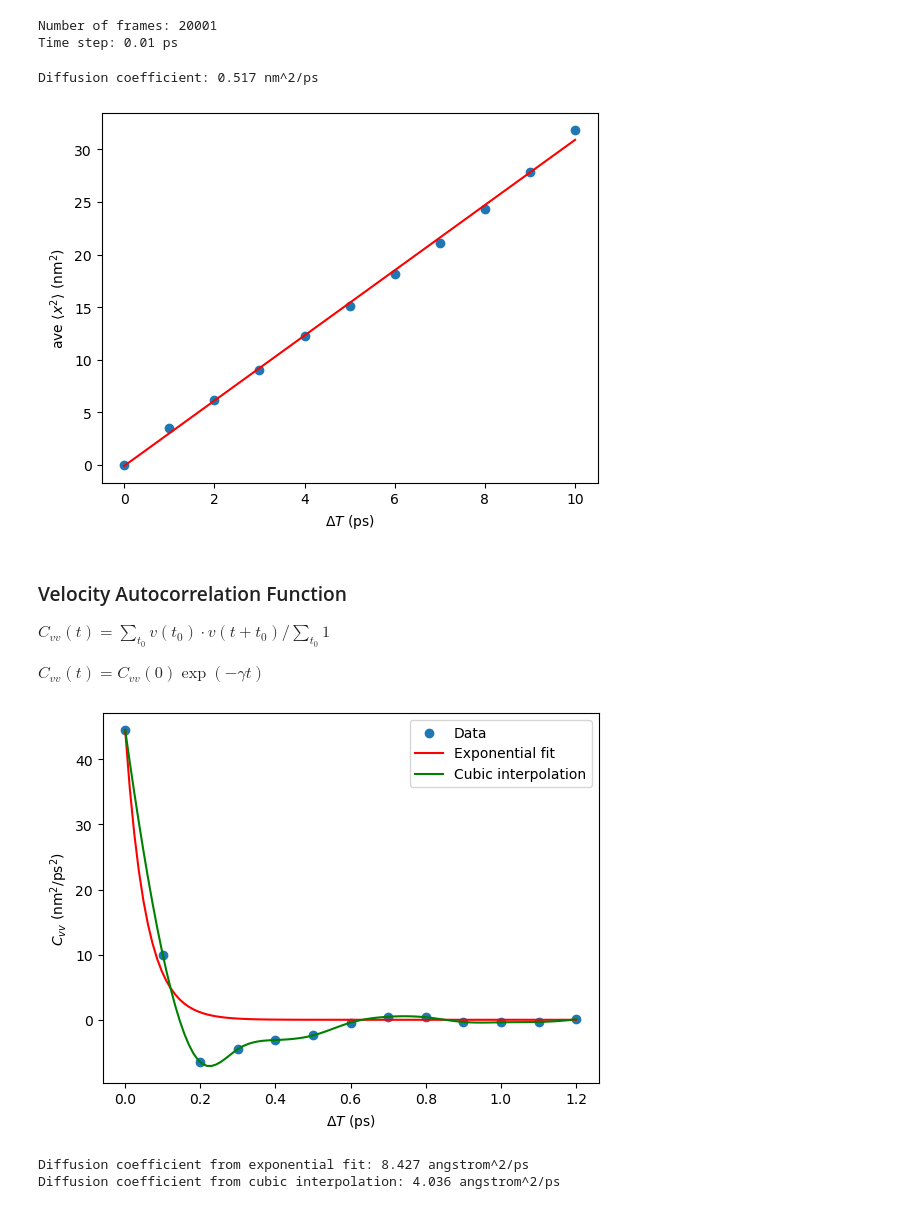
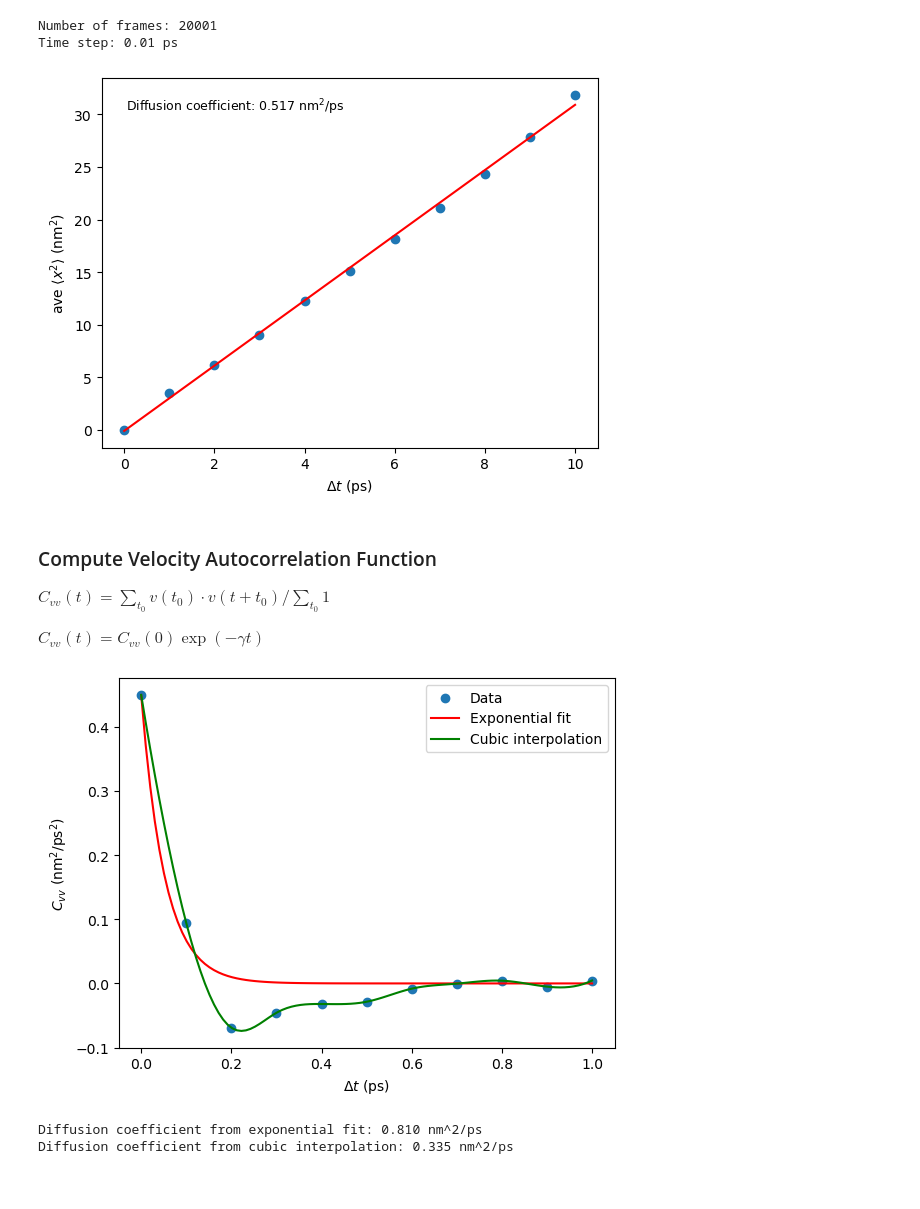
Before and after one commit to jhyang13/UWMadison_Chem864, a Jupyter notebook: project1/project1_nvt.ipynb, the cells around one changed output. Saved outputs shown, nothing was run; the diff lists cells and outputs as text; code cells hidden in the pictures.

```diff
--- a/project1/project1_nvt.ipynb
+++ b/project1/project1_nvt.ipynb
@@ -42,26 +43,23 @@ Number of frames: 20001
 Time step: 0.01 ps
 # %%
 # Position correction for periodic boundary conditions
+# Calculate half the dimensions of the simulation box for boundary checking
 half_box = boxs[0, :3] / 2
+
 # Calculate differences between successive positions
 differences = positions[1:] - positions[:-1]
+
 # Determine where the boundaries are crossed
 cross_lower_boundary = differences < -half_box
 cross_upper_boundary = differences > half_box
+
 # Apply correction factors for the boundary crossings
-position_correction = np.cumsum(
-    (cross_lower_boundary * boxs[1:, np.newaxis, :3]) -
-    (cross_upper_boundary * boxs[1:, np.newaxis, :3]),
-    axis=0
-)
+position_correction = np.cumsum((cross_lower_boundary * boxs[1:, np.newaxis, :3]) - (cross_upper_boundary * boxs[1:, np.newaxis, :3]), axis=0)
+
 # Correct the positions
 positions[1:] += position_correction
 
 # Check if all the positions are continuous (no jumps larger than half the box size)
-continuous_positions = (
-    (differences + position_correction) > -half_box
-).all() and (
-    (differences + position_correction) < half_box
-).all()
+continuous_positions = ((differences + position_correction) > -half_box).all() and ((differences + position_correction) < half_box).all()
 # %%
 # Create an array to store the average atomic weights for each atom in the simulation
@@ -87,7 +83,6 @@ T = np.arange(11)
 # Loop over each time interval in the range
 for t in T:
     # Calculate displacement from the starting point (t0) to the current time (t + t0)
-    # by subtracting initial positions from final positions
     dx_among_t0 = position_mol[round(t / dt):round((t0 + t) / dt)] - position_mol[:round(t0 / dt)]
 
     # Square the displacements and sum across all dimensions to get squared displacement
@@ -99,29 +94,32 @@ for t in T:
     # Store the mean squared displacement in the list
     dx2_bars.append(dx2_t0_aver)
 
+# Assuming T, dx2_bars are defined and populated with your data
+
 # Plot the mean squared displacements against time intervals
 plt.scatter(T, dx2_bars)
 
 # Perform linear regression on the mean squared displacements to find the slope and intercept
 slope, intercept, r_value, p_value, std_err = scipy.stats.linregress(T, dx2_bars)
 
+# Calculate the diffusion coefficient from the slope of the linear fit, dividing by 6 due to the Einstein relation
+D = slope / 6
+
 # Plot the linear fit
 plt.plot(T, T * slope + intercept, color='r')
 
 # Label the x-axis and y-axis
-plt.xlabel('$\Delta T$ (ps)')
+plt.xlabel('$\Delta t$ (ps)')
 plt.ylabel(r'ave $\langle x^2 \rangle$ (nm$^2$)')
 
-# Calculate the diffusion coefficient from the slope of the linear fit, dividing by 6 due to the Einstein relation
-D = slope / 6
+# Add the diffusion coefficient text to the plot
+plt.text(0.05, 0.95, f'Diffusion coefficient: {D:.3f} nm$^2$/ps', transform=plt.gca().transAxes, fontsize=9, verticalalignment='top')
 
-# Print the diffusion coefficient with 3 decimal places
-print(f'Diffusion coefficient: {D:.3f} nm^2/ps')
+plt.show()
 # %% [output]
-Diffusion coefficient: 0.517 nm^2/ps
-[figure, old version]
+[figure, new version]
 # %% [markdown]
-### Velocity Autocorrelation Function
+### Compute Velocity Autocorrelation Function
 
 $C_{vv}(t) = \sum_{t_0} v(t_0) \cdot v(t+t_0) / \sum_{t_0} 1$
 
@@ -131,13 +129,13 @@ $C_{vv}(t) = C_{vv}(0) \exp(-\gamma t)$
 velosity_mol = np.average(velosities, axis=1, weights=aver_weight)
 
 # Define the starting time point for correlation calculation
-t0 = 150
+t0 = 100
 
 # Initialize a list to store velocity autocorrelation values
 Cvs = []
 
 # Define a range of time intervals to compute correlations over
-T = np.arange(13) / 10
+T = np.arange(11)/10
 
 # Loop over each time interval
 for t in T:
@@ -145,7 +143,7 @@ for t in T:
     Cv_among_t0 = (velosity_mol[round(t / dt):round((t0 + t) / dt)] * velosity_mol[:round(t0 / dt)]).sum(axis=1)
 
     # Calculate the average velocity autocorrelation for the current time interval
-    Cv_t0_aver = Cv_among_t0.mean()
+    Cv_t0_aver = Cv_among_t0.mean() / 100
 
     # Store the average autocorrelation in the list
     Cvs.append(Cv_t0_aver)
@@ -157,45 +155,44 @@ plt.scatter(T, Cvs)
 def func(x, gamma):
     return Cvs[0] * np.exp(-gamma * x)
 
 # Fit the exponential function to the data to find the decay parameter
 popt, pcov = scipy.optimize.curve_fit(func, T, Cvs)
 
 # Generate a smooth range of time points for plotting the fit
 X = np.linspace(T[0], T[-1], 100)
 
 # Plot the exponential fit
 plt.plot(X, func(X, *popt), color='r')
 
 # Perform cubic interpolation of the autocorrelation data for a smoother curve
 Cvs_interp = scipy.interpolate.interp1d(T, Cvs, kind='cubic')
 
 # Plot the cubic interpolation
 plt.plot(X, Cvs_interp(X), color='g')
 
 # Calculate the correlation time by integrating the interpolated curve
-# and dividing by the initial autocorrelation value
 gamma_coor = 1 / (scipy.integrate.quad(Cvs_interp, T[0], T[-1])[0] / Cvs[0])
 
 # Label the axes
-plt.xlabel('$\Delta T$ (ps)')
+plt.xlabel('$\Delta t$ (ps)')
 plt.ylabel(r'$C_{vv}$ (nm$^2$/ps$^2$)')
 
 # Add a legend to the plot
 plt.legend(["Data", 'Exponential fit', 'Cubic interpolation'])
 
 # Display the plot
 plt.show()
 # %% [output]
-[figure, old version]
+[figure, new version]
 # %%
 # Calculate diffusion coefficients using the Einstein relation,
 # with the values obtained from the exponential fit and cubic interpolation
-D_1 = 8.3145 * 298 / 16.048 / popt[0]  # From exponential fit
-D_2 = 8.3145 * 298 / 16.048 / gamma_coor  # From cubic interpolation
+D_1 = 8.3145 * 298 / 16.048 / popt[0] * 0.1  # From exponential fit
+D_2 = 8.3145 * 298 / 16.048 / gamma_coor * 0.1  # From cubic interpolation
 
 # Print the calculated diffusion coefficients
-print(f'Diffusion coefficient from exponential fit: {D_1:.3f} angstrom^2/ps')
-print(f'Diffusion coefficient from cubic interpolation: {D_2:.3f} angstrom^2/ps')
+print(f'Diffusion coefficient from exponential fit: {D_1:.3f} nm^2/ps')
+print(f'Diffusion coefficient from cubic interpolation: {D_2:.3f} nm^2/ps')
 # %% [output]
-Diffusion coefficient from exponential fit: 8.427 angstrom^2/ps
-Diffusion coefficient from cubic interpolation: 4.036 angstrom^2/ps
+Diffusion coefficient from exponential fit: 0.810 nm^2/ps
+Diffusion coefficient from cubic interpolation: 0.335 nm^2/ps
```
Also changed, not shown: parts of 3 cells of this notebook, 7 other files.
